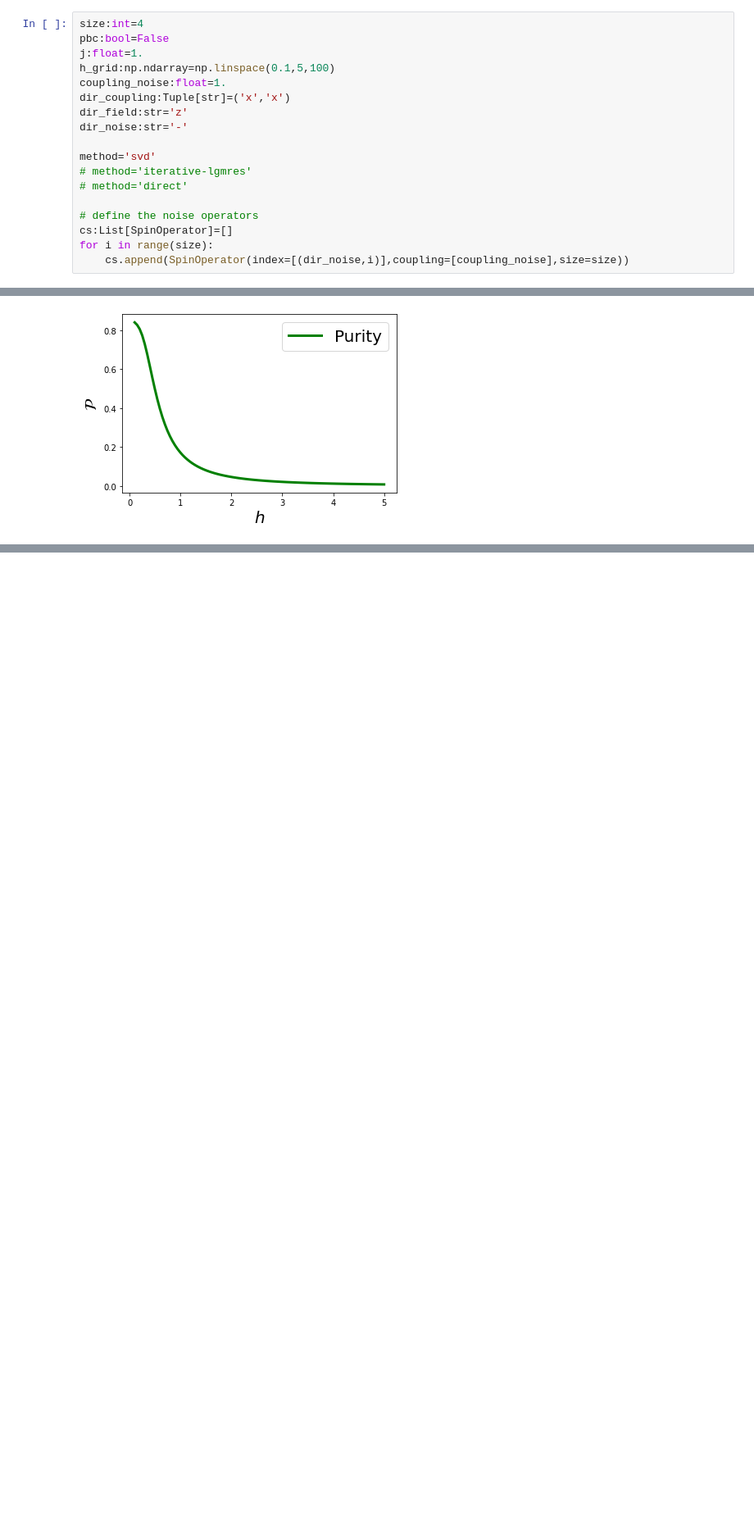
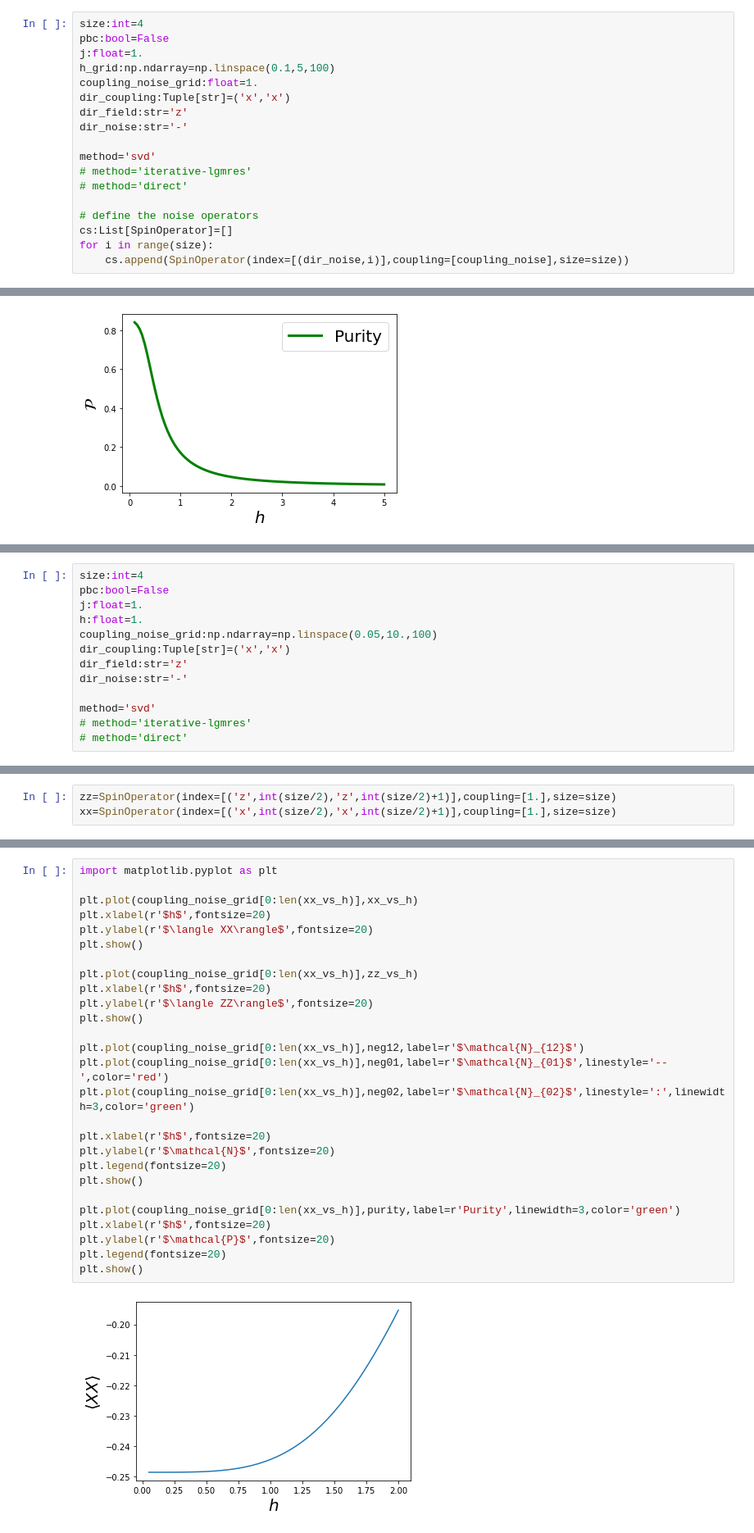
Before and after one commit to emacosta95/ManyBodySystemQutip, a Jupyter notebook: qutip_lab.ipynb, the cells around one changed output, grey strips where cells are left out. Shown at 82% size. Saved outputs shown, nothing was run; the diff lists cells and outputs as text; blank space fills up the shorter version.

```diff
--- a/qutip_lab.ipynb
+++ b/qutip_lab.ipynb
@@ -492,7 +492,7 @@ size:int=4
 pbc:bool=False
 j:float=1.
 h_grid:np.ndarray=np.linspace(0.1,5,100)
-coupling_noise:float=1.
+coupling_noise_grid:float=1.
 dir_coupling:Tuple[str]=('x','x')
 dir_field:str='z'
 dir_noise:str='-'
@@ -615,0 +586,13 @@ plt.show()
+# %%
+size:int=4
+pbc:bool=False
+j:float=1.
+h:float=1.
+coupling_noise_grid:np.ndarray=np.linspace(0.05,10.,100)
+dir_coupling:Tuple[str]=('x','x')
+dir_field:str='z'
+dir_noise:str='-'
+
+method='svd'
+# method='iterative-lgmres'
+# method='direct'
@@ -615,0 +601,3 @@ plt.show()
+# %%
+zz=SpinOperator(index=[('z',int(size/2),'z',int(size/2)+1)],coupling=[1.],size=size)
+xx=SpinOperator(index=[('x',int(size/2),'x',int(size/2)+1)],coupling=[1.],size=size)
@@ -615,0 +652,29 @@ plt.show()
+# %%
+import matplotlib.pyplot as plt
+
+plt.plot(coupling_noise_grid[0:len(xx_vs_h)],xx_vs_h)
+plt.xlabel(r'$h$',fontsize=20)
+plt.ylabel(r'$\langle XX\rangle$',fontsize=20)
+plt.show()
+
+plt.plot(coupling_noise_grid[0:len(xx_vs_h)],zz_vs_h)
+plt.xlabel(r'$h$',fontsize=20)
+plt.ylabel(r'$\langle ZZ\rangle$',fontsize=20)
+plt.show()
+
+plt.plot(coupling_noise_grid[0:len(xx_vs_h)],neg12,label=r'$\mathcal{N}_{12}$')
+plt.plot(coupling_noise_grid[0:len(xx_vs_h)],neg01,label=r'$\mathcal{N}_{01}$',linestyle='--',color='red')
+plt.plot(coupling_noise_grid[0:len(xx_vs_h)],neg02,label=r'$\mathcal{N}_{02}$',linestyle=':',linewidth=3,color='green')
+
+plt.xlabel(r'$h$',fontsize=20)
+plt.ylabel(r'$\mathcal{N}$',fontsize=20)
+plt.legend(fontsize=20)
+plt.show()
+
+plt.plot(coupling_noise_grid[0:len(xx_vs_h)],purity,label=r'Purity',linewidth=3,color='green')
+plt.xlabel(r'$h$',fontsize=20)
+plt.ylabel(r'$\mathcal{P}$',fontsize=20)
+plt.legend(fontsize=20)
+plt.show()
+# %% [output]
+[figure, added]
```
Also changed, not shown: parts of 11 cells of this notebook.
